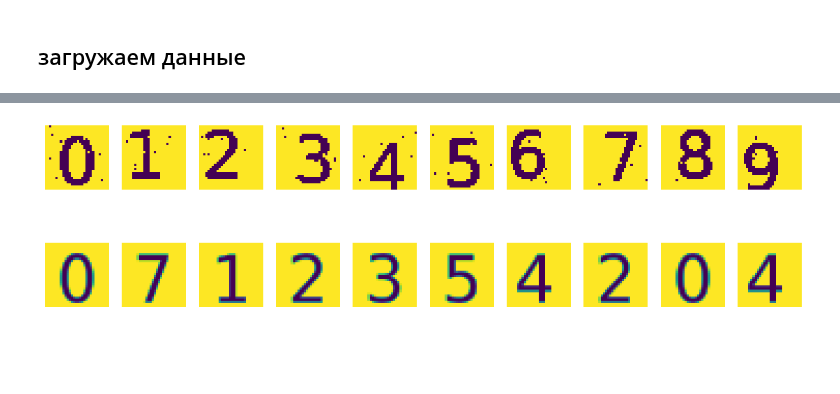
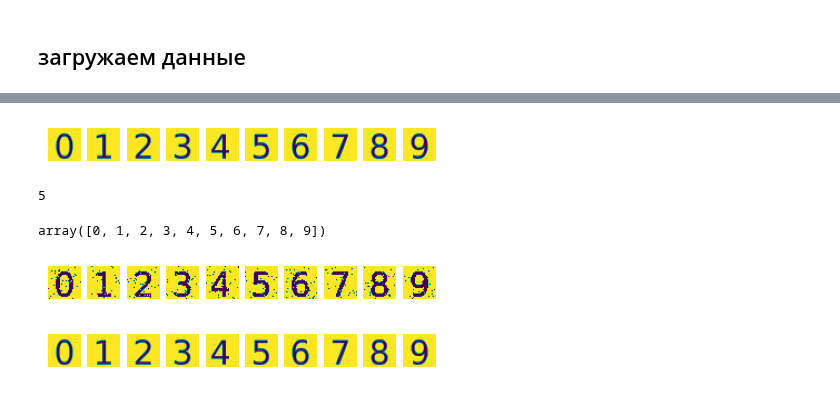
Before and after one commit to mechanoid5/ml_lectorium_2024_I, a Jupyter notebook: examples/18-hopfield/03-hamming.ipynb, the cells around one changed output, grey strips where cells are left out. Cells and saved outputs as stored; diff of their text form; code cells hidden in the pictures; blank space fills up the shorter version.

```diff
--- a/examples/18-hopfield/03-hamming.ipynb
+++ b/examples/18-hopfield/03-hamming.ipynb
@@ -108,5 +106,15 @@ make_test(test[0],figsize=(14,4))
-# %%
-# искажение сдвигом
-make_test(test[1],figsize=(14,4))
-# %% [output]
-[figure, removed]
+# %%
+plot_images(ideal,(5,2))
+# %% [output]
+[figure, added]
+# %%
+# мало зашумлённые
+n,p = model.predict(x_test3)
+display(n,p)
+plot_images(test3,(5,2))
+plot_images(np.stack(ideal)[p],(5,2))
+# %% [output]
+5
+array([0, 1, 2, 3, 4, 5, 6, 7, 8, 9])
+[figure, added]
+[figure, added]
```
Also changed, not shown: parts of 35 cells of this notebook, 2 other files.
